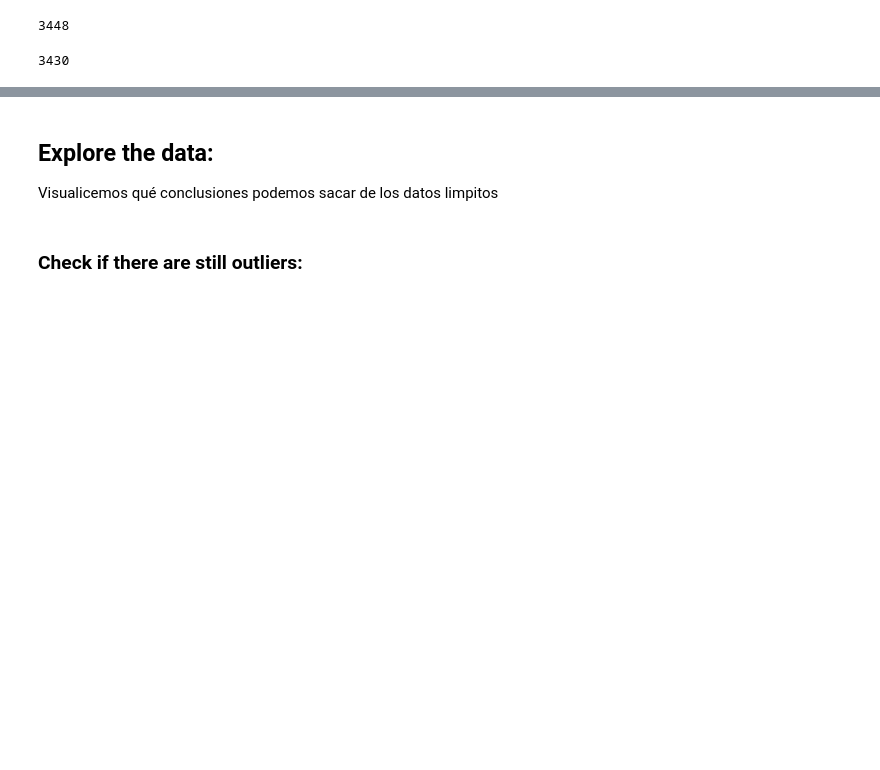
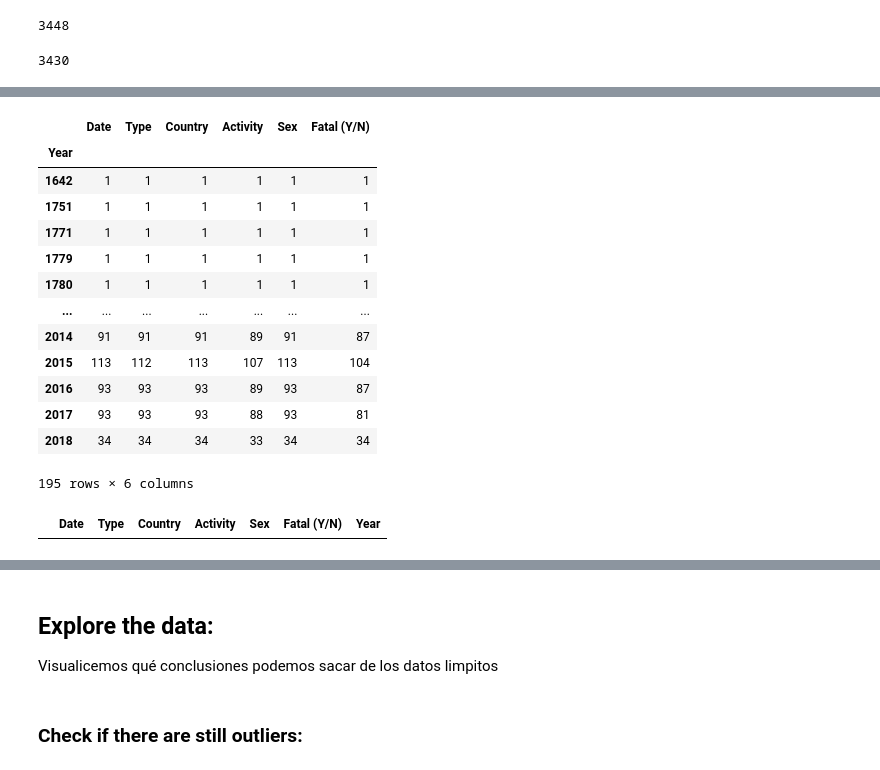
Before and after one commit to Blancurri/PR02_Pandas_Sharks, a Jupyter notebook: Project 2 - Shark Attacks.ipynb, the cells around one changed output, grey strips where cells are left out. Drawn from its saved outputs; the diff is of its cells as text; code cells hidden in the pictures; blank space fills up the shorter version.

```diff
--- a/Project 2 - Shark Attacks.ipynb
+++ b/Project 2 - Shark Attacks.ipynb
@@ -600,0 +598,22 @@ TypeError: expected string or bytes-like object
+# %%
+df.groupby("Year").count()
+# %% [output]
+|  | Date | Type | Country | Activity | Sex | Fatal (Y/N) |
+| Year |  |  |  |  |  |  |
+| 1642 | 1 | 1 | 1 | 1 | 1 | 1 |
+| 1751 | 1 | 1 | 1 | 1 | 1 | 1 |
+| 1771 | 1 | 1 | 1 | 1 | 1 | 1 |
+| 1779 | 1 | 1 | 1 | 1 | 1 | 1 |
+| 1780 | 1 | 1 | 1 | 1 | 1 | 1 |
+| ... | ... | ... | ... | ... | ... | ... |
+| 2014 | 91 | 91 | 91 | 89 | 91 | 87 |
+| 2015 | 113 | 112 | 113 | 107 | 113 | 104 |
+| 2016 | 93 | 93 | 93 | 89 | 93 | 87 |
+| 2017 | 93 | 93 | 93 | 88 | 93 | 81 |
+| 2018 | 34 | 34 | 34 | 33 | 34 | 34 |
+195 rows × 6 columns
+# %%
+#Ahora me dice que no hay ningún nan pero yo lo veo en el set de Year
+df[df["Year"] == "NaN"].head()
+# %% [output]
+|  | Date | Type | Country | Activity | Sex | Fatal (Y/N) | Year |
```
Also changed, not shown: parts of 23 cells of this notebook.
